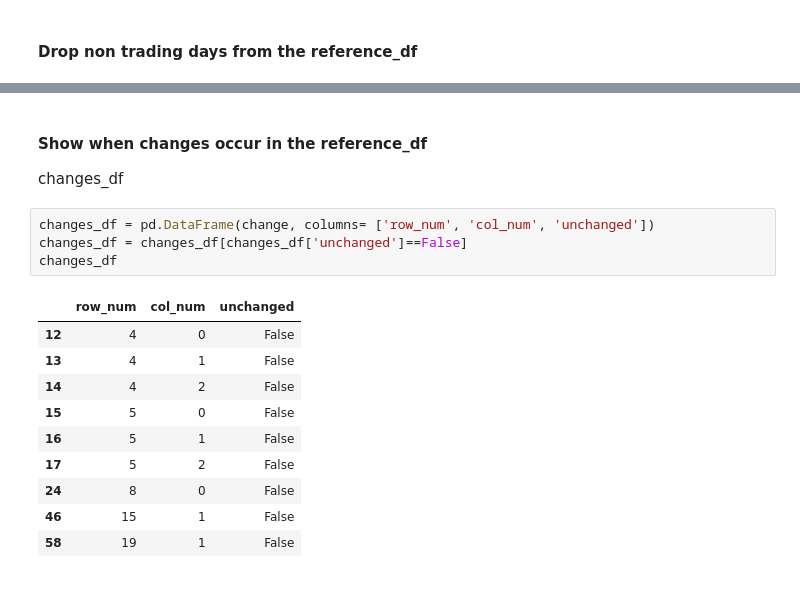
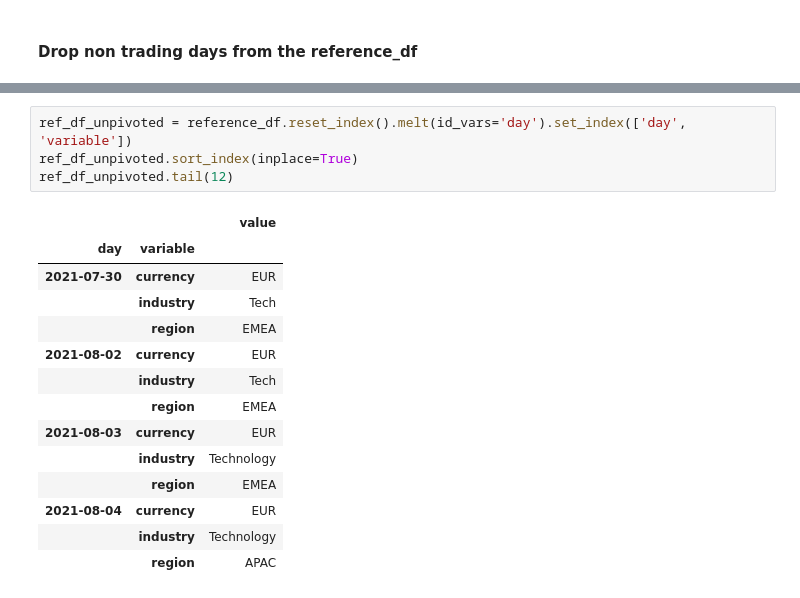
Before and after one commit to andr3wpex/ReferenceDataChange, a Jupyter notebook: ReferenceDataChange.ipynb, the cells around one changed output, grey strips where cells are left out. Cells and saved outputs as stored; diff of their text form.

```diff
--- a/ReferenceDataChange.ipynb
+++ b/ReferenceDataChange.ipynb
@@ -110,18 +98,19 @@ print(change)
-# %% [markdown]
-#### Show when changes occur in the reference_df
-changes_df
-# %%
-changes_df = pd.DataFrame(change, columns= ['row_num', 'col_num', 'unchanged'])
-changes_df = changes_df[changes_df['unchanged']==False]
-changes_df
-# %% [output]
-|  | row_num | col_num | unchanged |
-| 12 | 4 | 0 | False |
-| 13 | 4 | 1 | False |
-| 14 | 4 | 2 | False |
-| 15 | 5 | 0 | False |
-| 16 | 5 | 1 | False |
-| 17 | 5 | 2 | False |
-| 24 | 8 | 0 | False |
-| 46 | 15 | 1 | False |
-| 58 | 19 | 1 | False |
+# %%
+ref_df_unpivoted = reference_df.reset_index().melt(id_vars='day').set_index(['day', 'variable'])
+ref_df_unpivoted.sort_index(inplace=True)
+ref_df_unpivoted.tail(12)
+# %% [output]
+|  |  | value |
+| day | variable |  |
+| 2021-07-30 | currency | EUR |
+|  | industry | Tech |
+|  | region | EMEA |
+| 2021-08-02 | currency | EUR |
+|  | industry | Tech |
+|  | region | EMEA |
+| 2021-08-03 | currency | EUR |
+|  | industry | Technology |
+|  | region | EMEA |
+| 2021-08-04 | currency | EUR |
+|  | industry | Technology |
+|  | region | APAC |
```
Also changed, not shown: parts of 15 cells of this notebook.
